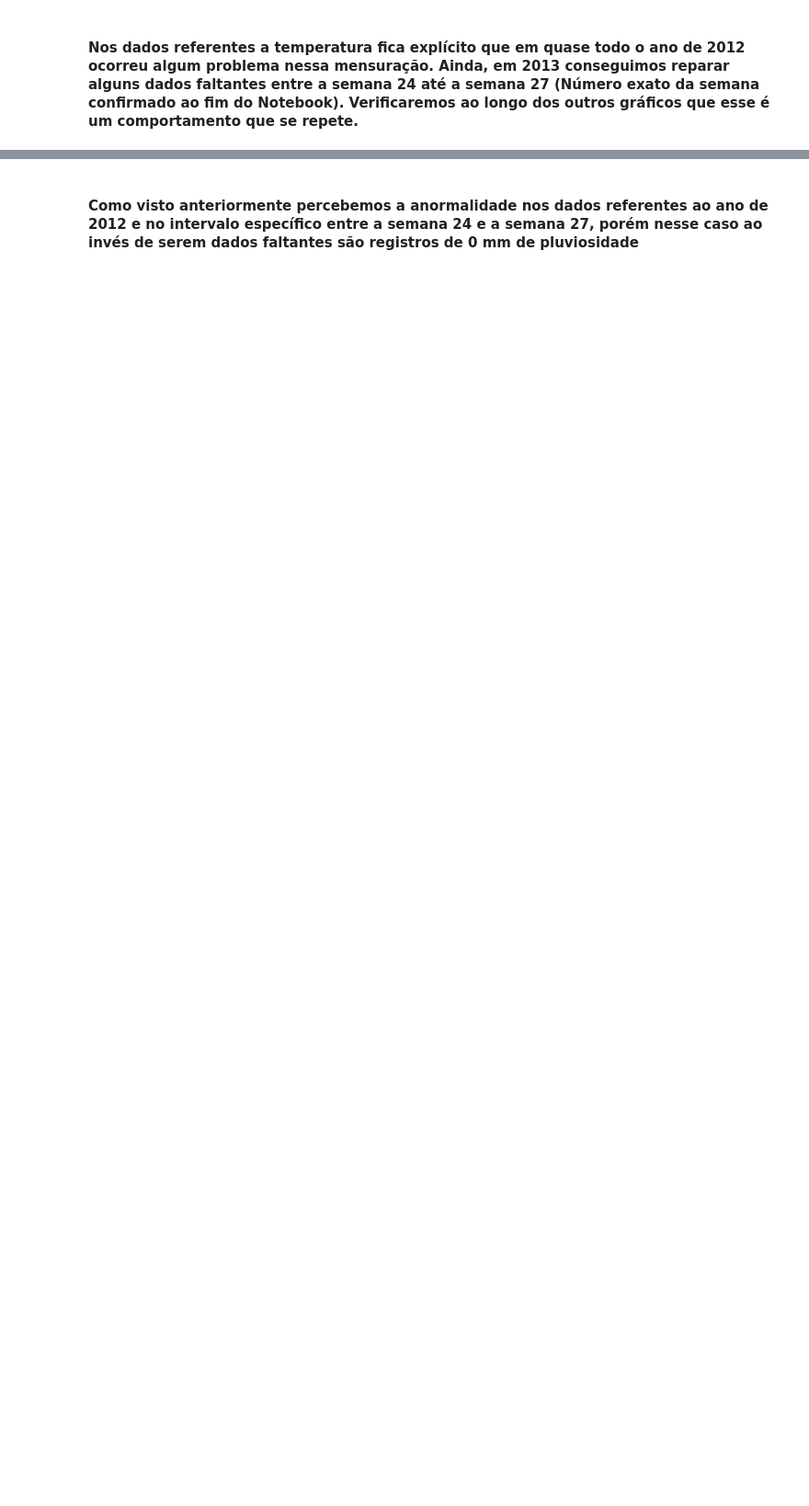
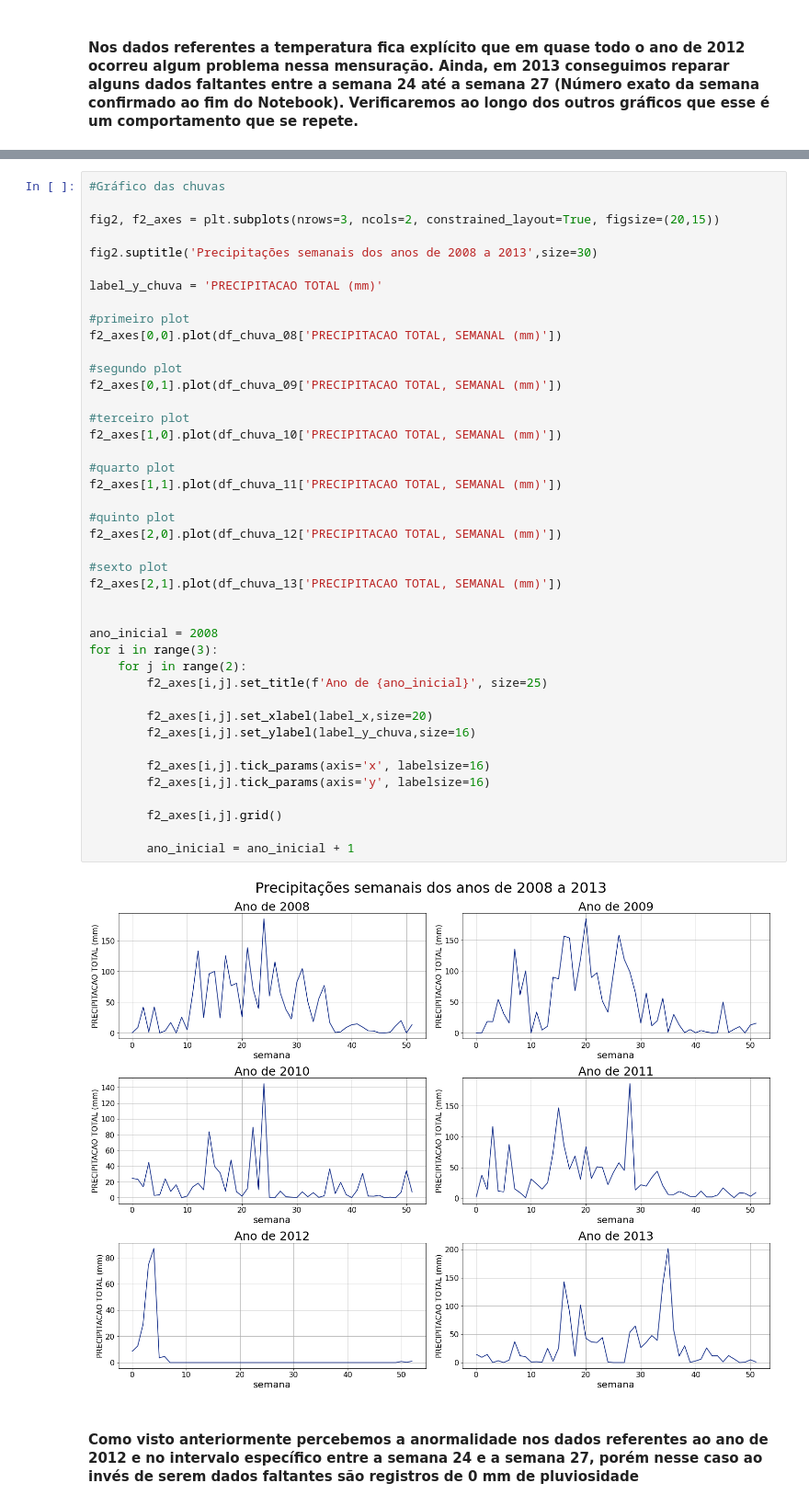
Before and after one commit to V-kr0pt/previsao-de-demanda, a Jupyter notebook: Jupyter/Dados_Meteorologicos_Semanais.ipynb, the cells around one changed output, grey strips where cells are left out. Shown at 92% size. Drawn from its saved outputs; the diff is of its cells as text; blank space fills up the shorter version.

Commit message:
GraficosSemanaisChuva-v2.1
Nesse momento foi utilizado o for nos gráficos semanais da chuva

```diff
--- a/Jupyter/Dados_Meteorologicos_Semanais.ipynb
+++ b/Jupyter/Dados_Meteorologicos_Semanais.ipynb
@@ -356,3 +294,47 @@ f2_axes[2,1].legend();
+# %%
+#Gráfico das chuvas
+
+fig2, f2_axes = plt.subplots(nrows=3, ncols=2, constrained_layout=True, figsize=(20,15))
+
+fig2.suptitle('Precipitações semanais dos anos de 2008 a 2013',size=30)
+
+label_y_chuva = 'PRECIPITACAO TOTAL (mm)'
+
+#primeiro plot
+f2_axes[0,0].plot(df_chuva_08['PRECIPITACAO TOTAL, SEMANAL (mm)'])
+
+#segundo plot
+f2_axes[0,1].plot(df_chuva_09['PRECIPITACAO TOTAL, SEMANAL (mm)'])
+
+#terceiro plot
+f2_axes[1,0].plot(df_chuva_10['PRECIPITACAO TOTAL, SEMANAL (mm)'])
+
+#quarto plot
+f2_axes[1,1].plot(df_chuva_11['PRECIPITACAO TOTAL, SEMANAL (mm)'])
+
+#quinto plot
+f2_axes[2,0].plot(df_chuva_12['PRECIPITACAO TOTAL, SEMANAL (mm)'])
+
+#sexto plot
+f2_axes[2,1].plot(df_chuva_13['PRECIPITACAO TOTAL, SEMANAL (mm)'])
+
+
+ano_inicial = 2008
+for i in range(3):
+    for j in range(2):
+        f2_axes[i,j].set_title(f'Ano de {ano_inicial}', size=25)
+
+        f2_axes[i,j].set_xlabel(label_x,size=20)
+        f2_axes[i,j].set_ylabel(label_y_chuva,size=16)
+
+        f2_axes[i,j].tick_params(axis='x', labelsize=16)
+        f2_axes[i,j].tick_params(axis='y', labelsize=16)
+
+        f2_axes[i,j].grid()
+
+        ano_inicial = ano_inicial + 1
+# %% [output]
+[figure, added]
 # %% [markdown]
 #### Como visto anteriormente percebemos a anormalidade nos dados referentes ao ano de 2012 e no intervalo específico entre a semana 24 e a semana 27, porém nesse caso ao invés de serem dados faltantes são registros de 0 mm de pluviosidade
 # %%
```
Also changed, not shown: parts of 2 cells of this notebook.
